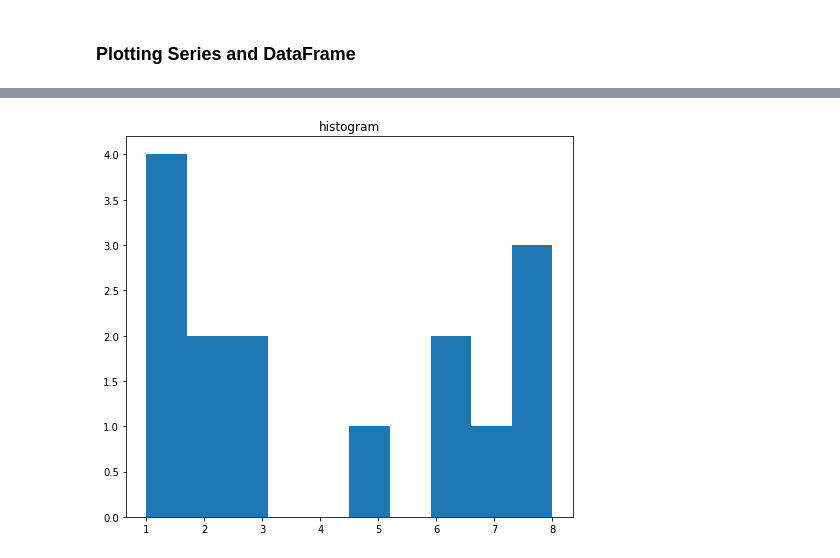
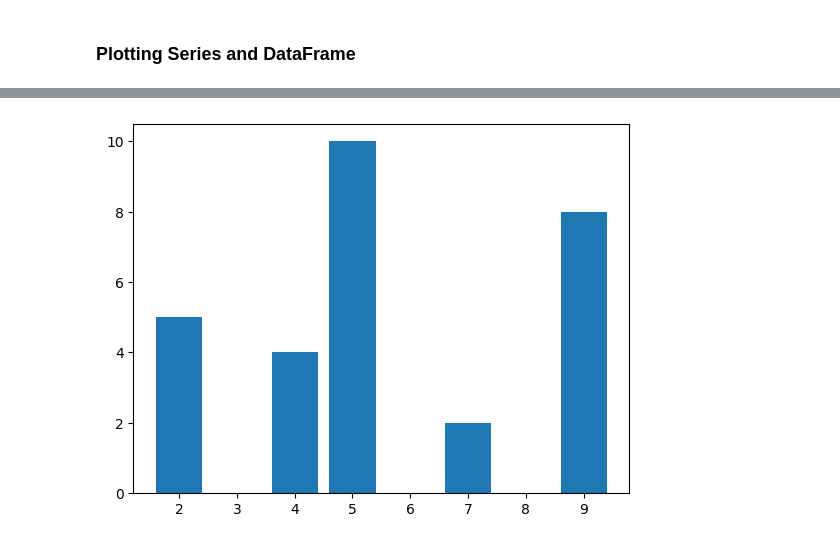
Before and after one commit to aleqrt/pcto, a Jupyter notebook: notebook/0_Python-Numpy-Pandas-Matplotlib.ipynb, the cells around one changed output, grey strips where cells are left out. Saved outputs shown, nothing was run; the diff lists cells and outputs as text; code cells hidden in the pictures.

```diff
--- a/notebook/0_Python-Numpy-Pandas-Matplotlib.ipynb
+++ b/notebook/0_Python-Numpy-Pandas-Matplotlib.ipynb
@@ -1097,10 +721,16 @@ plt.show()
-# %%
-# histogram
-
-a = np.array([1, 2, 1, 5, 6, 2, 3, 3, 8, 1, 1, 7, 8, 8, 6])
-plt.figure(figsize=(8, 7))
-plt.hist(a)
-plt.title("histogram")
-plt.show()
-# %% [output]
-[figure, removed]
+# %%
+# barplot
+
+# x-axis values
+x = [5, 2, 9, 4, 7]
+
+# Y-axis values
+y = [10, 5, 8, 4, 2]
+
+# Function to plot
+plt.bar(x, y)
+
+# function to show the plot
+plt.show()
+# %% [output]
+[figure, added]
```
Also changed, not shown: parts of 271 cells of this notebook, 1 other file.
